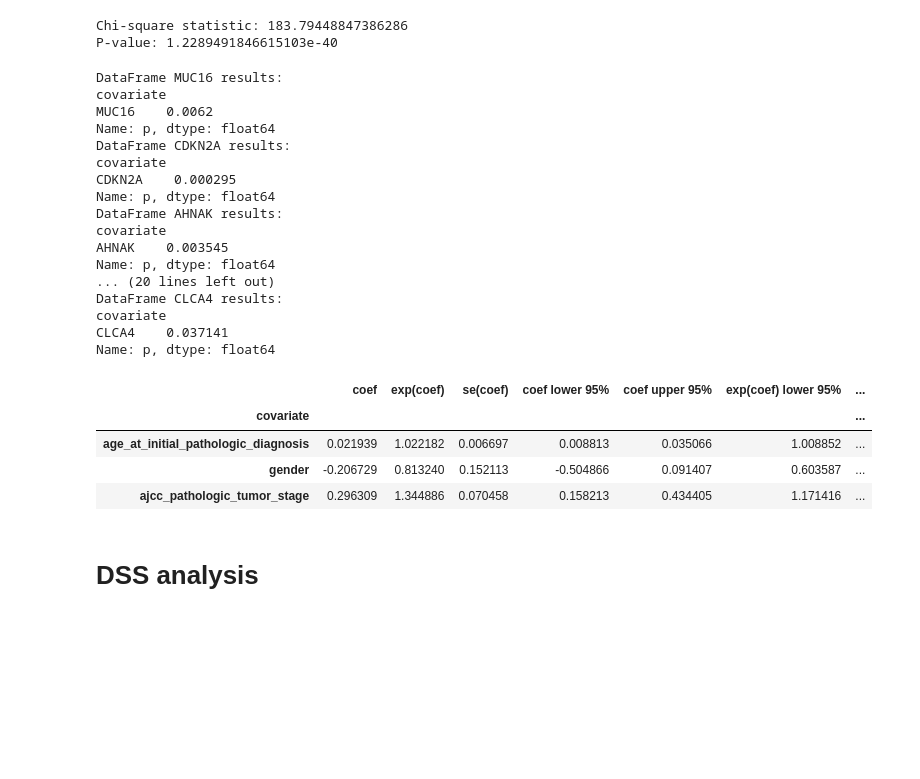
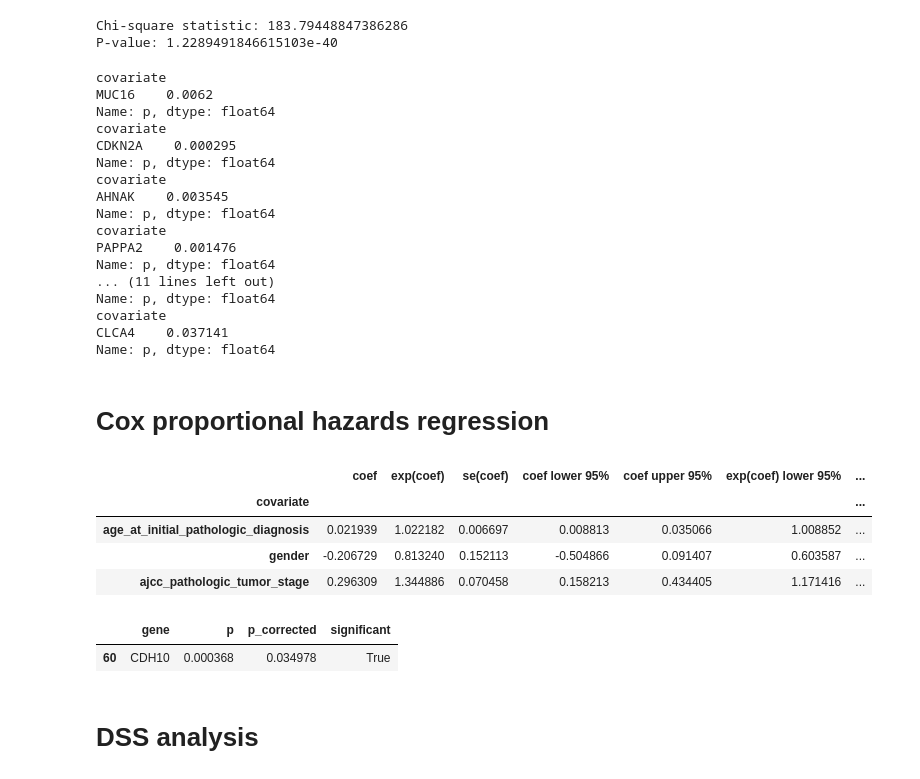
Before and after one commit to Enable72/ECE204-PROJECT4, a Jupyter notebook: preprocessing.ipynb, the cells around one changed output. Drawn from its saved outputs; the diff is of its cells as text; code cells hidden in the pictures; blank space fills up the shorter version.

```diff
--- a/preprocessing.ipynb
+++ b/preprocessing.ipynb
@@ -282,28 +283,28 @@ def coxfitter(data, duration, event):
     # Fit the model to your data
     cph.fit(data, duration_col= duration, event_col=event)
     summary = cph.summary
-    if any(summary['p'] < 0.05):  # if any predictor has p-value less than 0.05
-        print(f"DataFrame {i} results:")
-        print(summary['p'])
+    return summary
 # %%
 for i in gene_list:
     if i in merged_data.columns:
-        coxfitter(merged_data[[i ,'OS.time', 'OS']], 'OS.time', 'OS')
+        summary = coxfitter(merged_data[[i ,'OS.time', 'OS']], 'OS.time', 'OS')
+        if any(summary['p'] < 0.05):  # if any predictor has p-value less than 0.05
+            print(summary['p'])
 # %% [output]
-DataFrame MUC16 results:
 covariate
 MUC16    0.0062
 Name: p, dtype: float64
-DataFrame CDKN2A results:
 covariate
 CDKN2A    0.000295
 Name: p, dtype: float64
-DataFrame AHNAK results:
 covariate
 AHNAK    0.003545
 Name: p, dtype: float64
-... (20 lines left out)
-DataFrame CLCA4 results:
+covariate
+PAPPA2    0.001476
+Name: p, dtype: float64
+... (11 lines left out)
+Name: p, dtype: float64
 covariate
 CLCA4    0.037141
 Name: p, dtype: float64
@@ -327,3 +328,5 @@ gene = gene[['gender','ajcc_pathologic_tumor_stage', 'age_at_initial_pathologic_
+# %% [markdown]
+# Cox proportional hazards regression
 # %%
 cph = CoxPHFitter()
 # Fit the model to your data
@@ -335,6 +338,24 @@ cph.summary
 | age_at_initial_pathologic_diagnosis | 0.021939 | 1.022182 | 0.006697 | 0.008813 | 0.035066 | 1.008852 | ... |
 | gender | -0.206729 | 0.813240 | 0.152113 | -0.504866 | 0.091407 | 0.603587 | ... |
 | ajcc_pathologic_tumor_stage | 0.296309 | 1.344886 | 0.070458 | 0.158213 | 0.434405 | 1.171416 | ... |
+# %%
+# FDR corrections
+pvals = []
+for i in gene_list:
+    if i in gene.columns:
+        summary = coxfitter(gene[[i ,'gender','ajcc_pathologic_tumor_stage',
+                                         'age_at_initial_pathologic_diagnosis',
+                                         'OS.time', 'OS']], 'OS.time', 'OS')
+        pvals.append(summary.loc[i, 'p'])
+
+rejected, pvals_corrected = multipletests(pvals, method='fdr_bh')[:2]
+genes = [col for col in gene_list if col in gene.columns]  # list of genes
+# Create a DataFrame with the results
+results = pd.DataFrame({'gene': genes,'p': pvals,'p_corrected': pvals_corrected,'significant': rejected})
+results[results['significant'] == True]
+# %% [output]
+|  | gene | p | p_corrected | significant |
+| 60 | CDH10 | 0.000368 | 0.034978 | True |
 # %% [markdown]
 # DSS analysis
 # %% [markdown]
```
Also changed, not shown: parts of 6 cells of this notebook.
